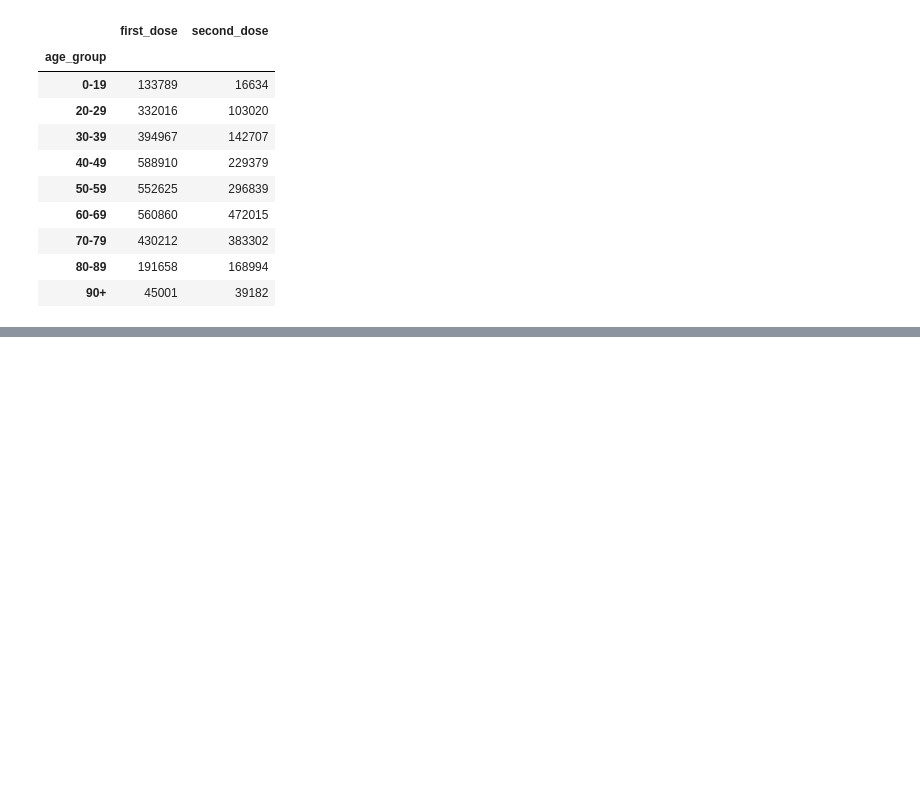
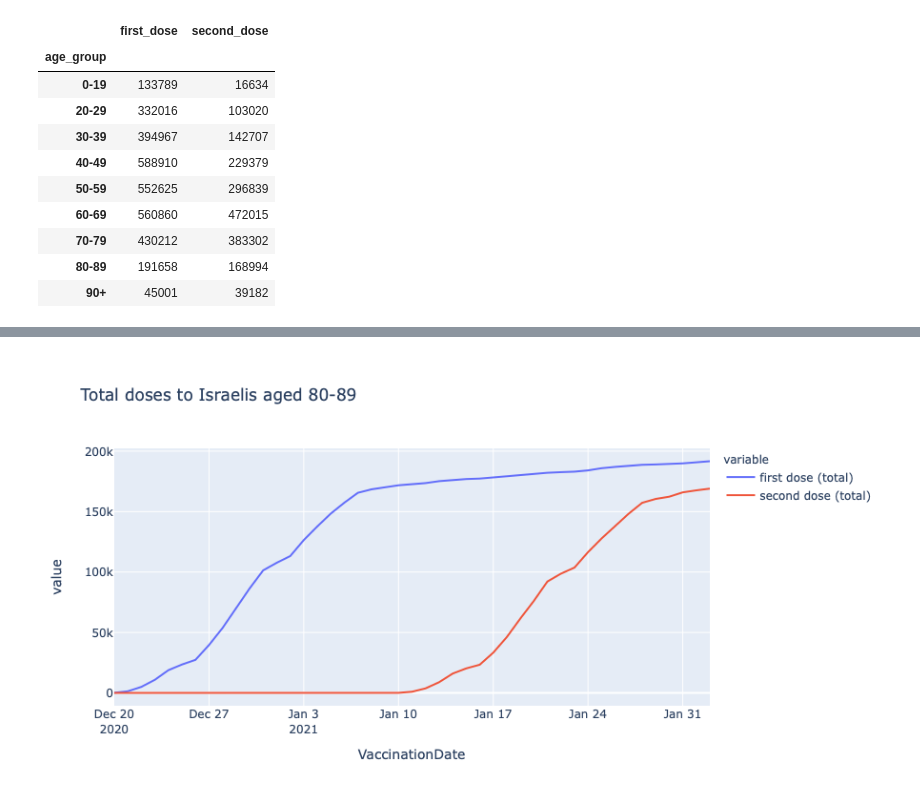
Before and after one commit to BNext-IQT/coronavirus-data-notebooks, a Jupyter notebook: vaccines.ipynb, the cells around one changed output, grey strips where cells are left out. Saved outputs shown, nothing was run; the diff lists cells and outputs as text; code cells hidden in the pictures; blank space fills up the shorter version.

```diff
--- a/vaccines.ipynb
+++ b/vaccines.ipynb
@@ -99,0 +66,4 @@ lineplot(vaccines_20to29['VaccinationDate'], first_dose)
+# %%
+line_graph_by_age('80-89')
+# %% [output]
+[figure, added]
```
Also changed, not shown: parts of 11 cells of this notebook.
